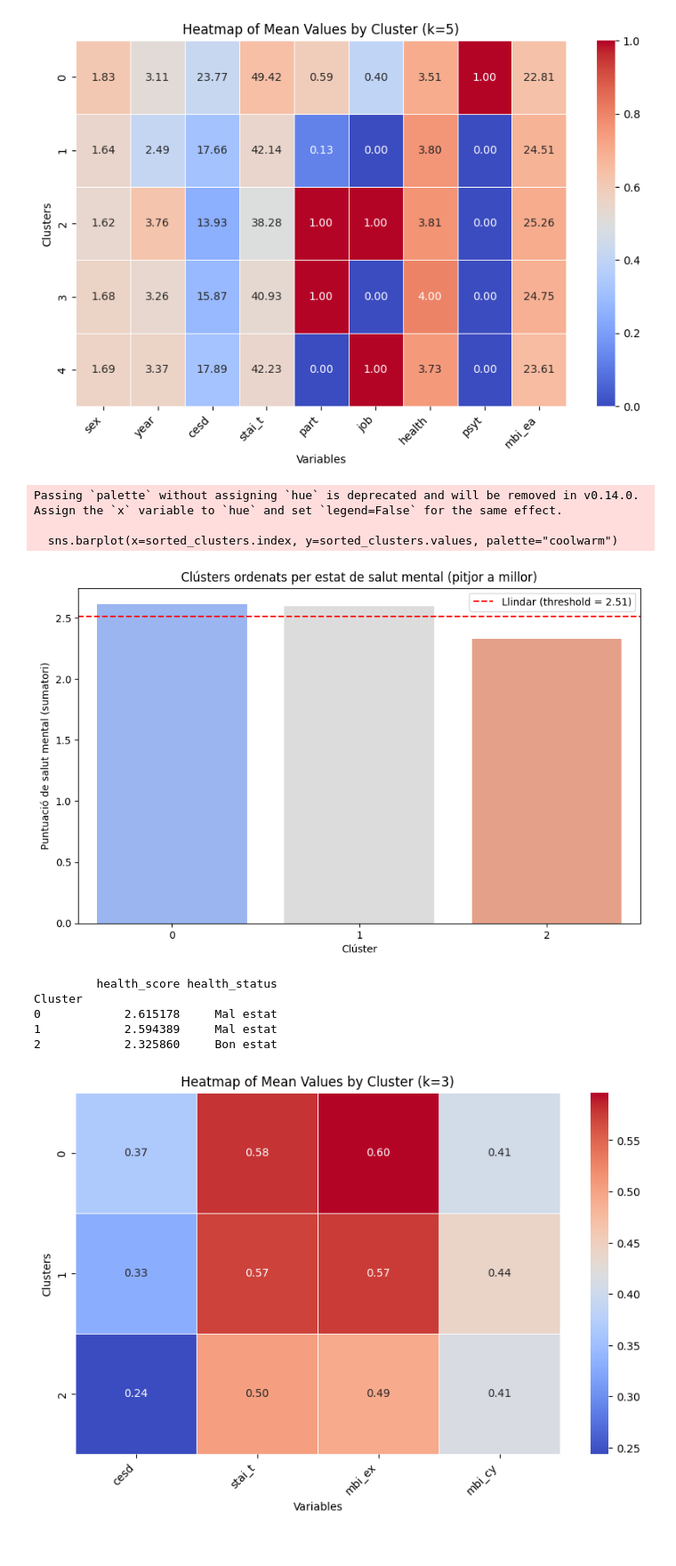
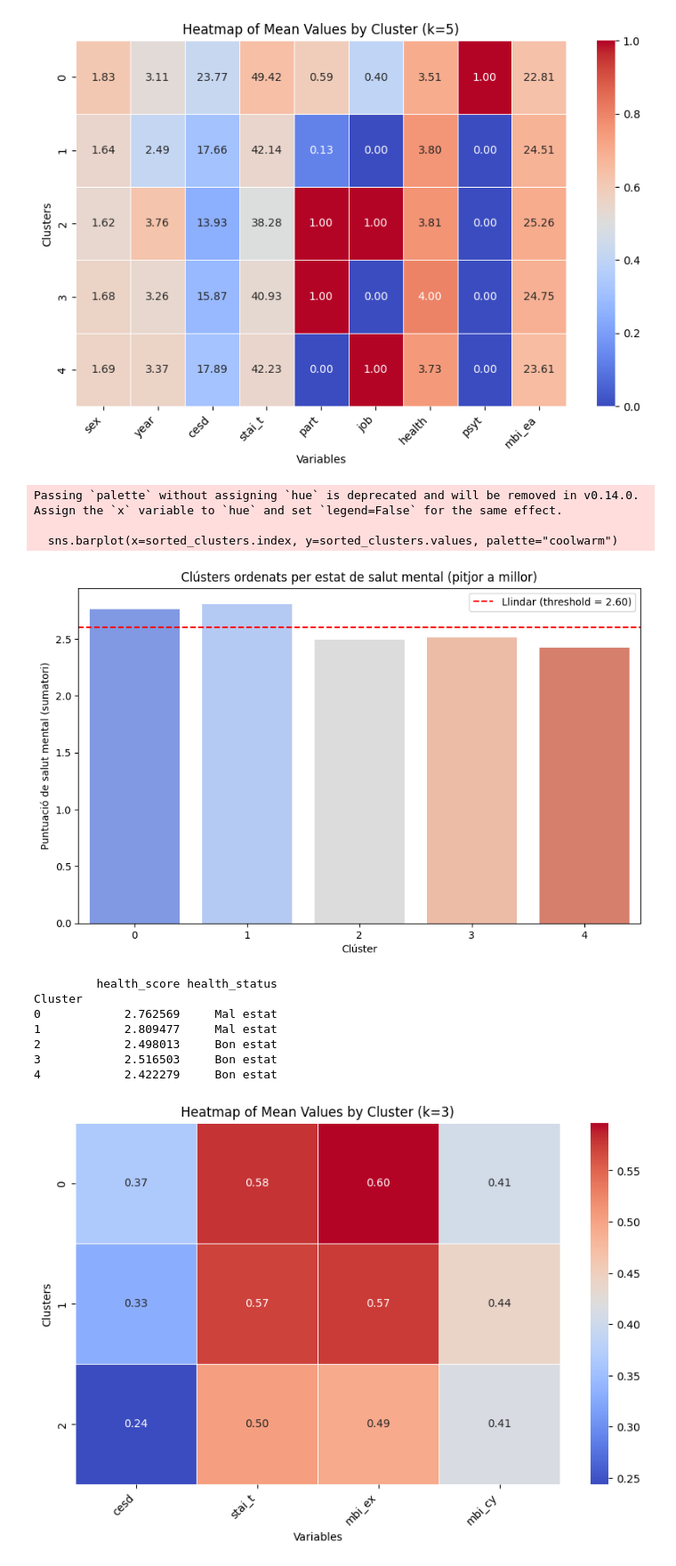
Before and after one commit to DCC-UAB/ACproject-05-grup, a Jupyter notebook: dataset1/dataset2.ipynb, the cells around one changed output. Shown at 89% size. Saved outputs shown, nothing was run; the diff lists cells and outputs as text; code cells hidden in the pictures.

```diff
--- a/dataset1/dataset2.ipynb
+++ b/dataset1/dataset2.ipynb
@@ -383,40 +383,42 @@ def plot_cluster_health_scores(df_original, clusters, health_variables, k_def, t
 
     mean_health = df_copy.groupby('Cluster')[health_variables].mean()
 
     mean_health['health_score'] = mean_health.sum(axis=1)
 
     if threshold is None:
         threshold = mean_health['health_score'].mean()  # Mitjana general com a llindar
 
     mean_health['health_status'] = mean_health['health_score'].apply(lambda x: 'Mal estat' if x > threshold else 'Bon estat')
 
     sorted_clusters = mean_health['health_score'].sort_values()
 
     plt.figure(figsize=(10, 6))
     sns.barplot(x=sorted_clusters.index, y=sorted_clusters.values, palette="coolwarm")
     plt.axhline(threshold, color='red', linestyle='--', label=f"Llindar (threshold = {threshold:.2f})")
     plt.title("Clústers ordenats per estat de salut mental (pitjor a millor)")
     plt.xlabel("Clúster")
     plt.ylabel("Puntuació de salut mental (sumatori)")
     plt.xticks(rotation=0)
     plt.legend()
     plt.show()
 
     print(mean_health[['health_score', 'health_status']])
     return mean_health
 
 health_vars = ['stai_t', 'cesd', 'mbi_ex', 'mbi_cy', 'mbi_ea']
-mean_health = plot_cluster_health_scores(df_max_scaled, c, health_vars, 3)
+mean_health = plot_cluster_health_scores(df_max_scaled, c2, health_vars, 5)
 # %% [output]
 Passing `palette` without assigning `hue` is deprecated and will be removed in v0.14.0. Assign the `x` variable to `hue` and set `legend=False` for the same effect.
 
   sns.barplot(x=sorted_clusters.index, y=sorted_clusters.values, palette="coolwarm")
-[figure, old version]
+[figure, new version]
          health_score health_status
 Cluster
-0            2.615178     Mal estat
-1            2.594389     Mal estat
-2            2.325860     Bon estat
+0            2.762569     Mal estat
+1            2.809477     Mal estat
+2            2.498013     Bon estat
+3            2.516503     Bon estat
+4            2.422279     Bon estat
 # %%
 # plot_cluster(df_max_scaled, c, ['year', 'health', 'stud_h', 'part', 'job', 'psyt'], 3)
 # plot_cluster(df_max_scaled, c2, ['year', 'health', 'stud_h', 'part', 'job', 'psyt'], 5)
```
Also changed, not shown: 1 other file.
